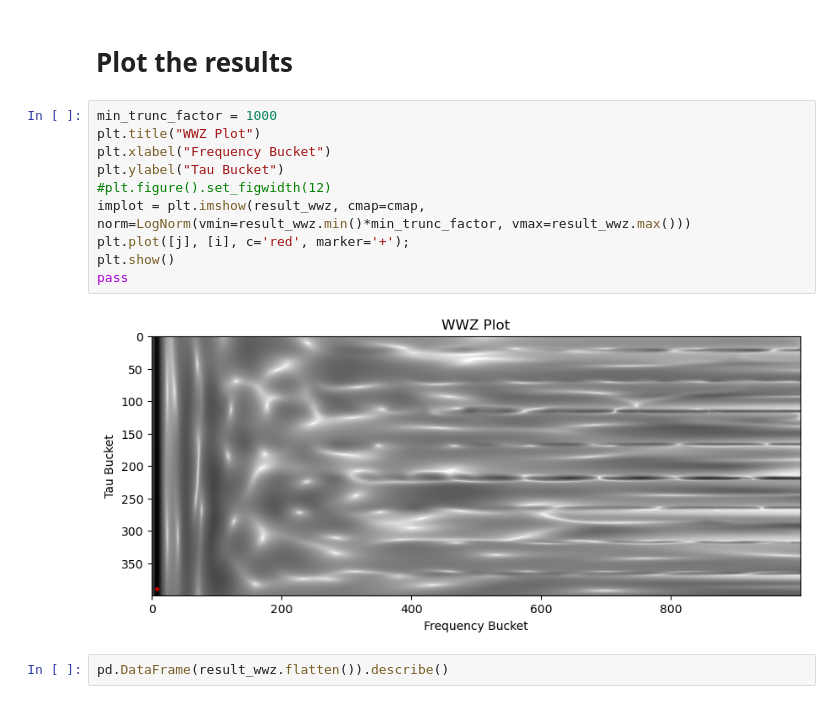
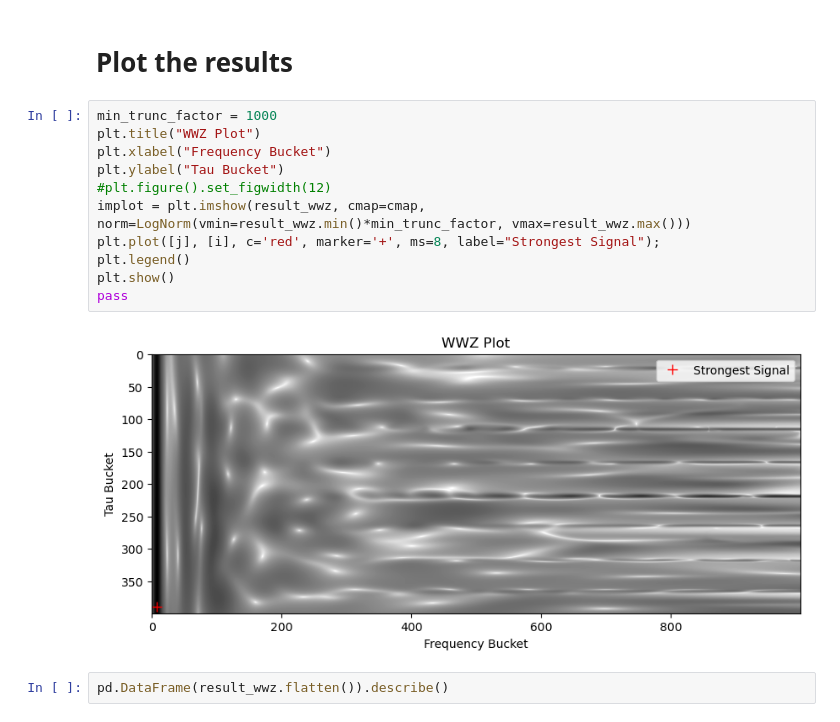
Before and after one commit to skp80286/smbhb_detection, a Jupyter notebook: wwz_analysis.ipynb, the cells around one changed output. Drawn from its saved outputs; the diff is of its cells as text.

Commit message:
Minor graph improvements

```diff
--- a/wwz_analysis.ipynb
+++ b/wwz_analysis.ipynb
@@ -158,15 +158,16 @@ at tau:              56368.3415
 # %%
 min_trunc_factor = 1000
 plt.title("WWZ Plot")
 plt.xlabel("Frequency Bucket")
 plt.ylabel("Tau Bucket")
 #plt.figure().set_figwidth(12)
 implot = plt.imshow(result_wwz, cmap=cmap, norm=LogNorm(vmin=result_wwz.min()*min_trunc_factor, vmax=result_wwz.max()))
-plt.plot([j], [i], c='red', marker='+');
+plt.plot([j], [i], c='red', marker='+', ms=8, label="Strongest Signal");
+plt.legend()
 plt.show()
 pass
 # %% [output]
-[figure, old version]
+[figure, new version]
 # %%
 pd.DataFrame(result_wwz.flatten()).describe()
 # %% [output]
```
Also changed, not shown: parts of 1 cell of this notebook.
